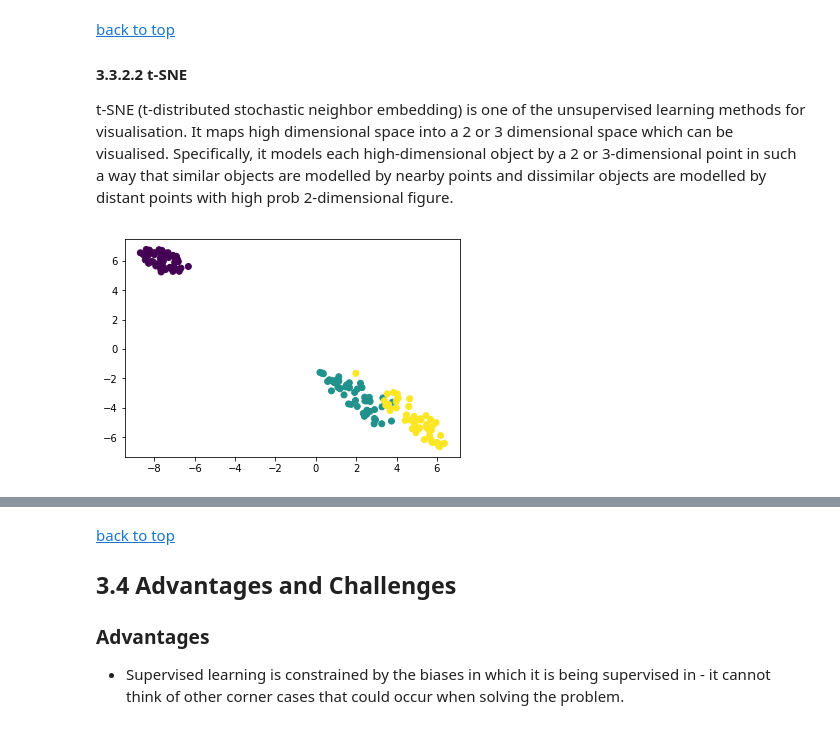
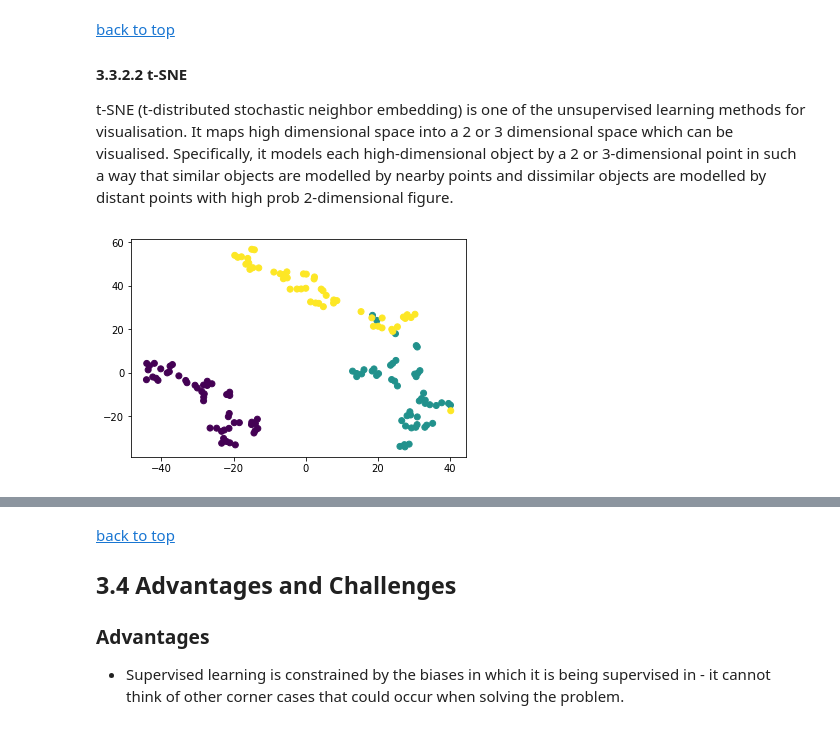
Before and after one commit to carharDBG/course_intro_to_ml, a Jupyter notebook: notebooks/3_unsupervised_learning.ipynb, the cells around one changed output, grey strips where cells are left out. Saved outputs shown, nothing was run; the diff lists cells and outputs as text; code cells hidden in the pictures.

```diff
--- a/notebooks/3_unsupervised_learning.ipynb
+++ b/notebooks/3_unsupervised_learning.ipynb
@@ -385,24 +425,24 @@ t-SNE (t-distributed stochastic neighbor embedding) is one of the unsupervised l
 # %%
 # Importing Python Modules
 from sklearn import datasets
 from sklearn.manifold import TSNE
 import matplotlib.pyplot as plt
 %matplotlib inline
 
 # Loading dataset
 iris_df = datasets.load_iris()
 
 # Defining Model
-model = TSNE(learning_rate=10, perplexity=50, n_components=2)
+model = TSNE(learning_rate=100, perplexity=5, n_components=2)
 
-# Fitting Model
+# Fitting Model and transforming the data
 transformed = model.fit_transform(iris_df.data)
 
 # Plotting 2d t-Sne
 x_axis = transformed[:, 0]
 y_axis = transformed[:, 1]
 
 plt.scatter(x_axis, y_axis, c=iris_df.target)
 plt.show()
 # %% [output]
-[figure, old version]
+[figure, new version]
```
Also changed, not shown: parts of 4 cells of this notebook, 3 other files.
